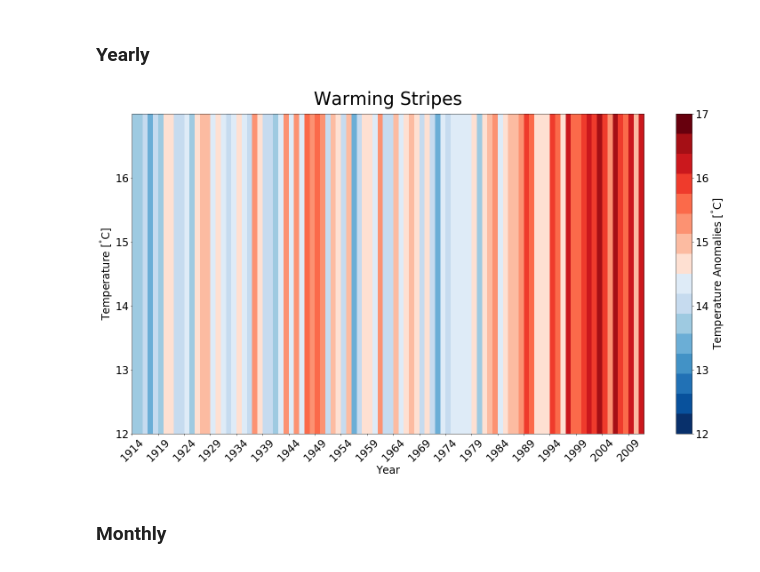
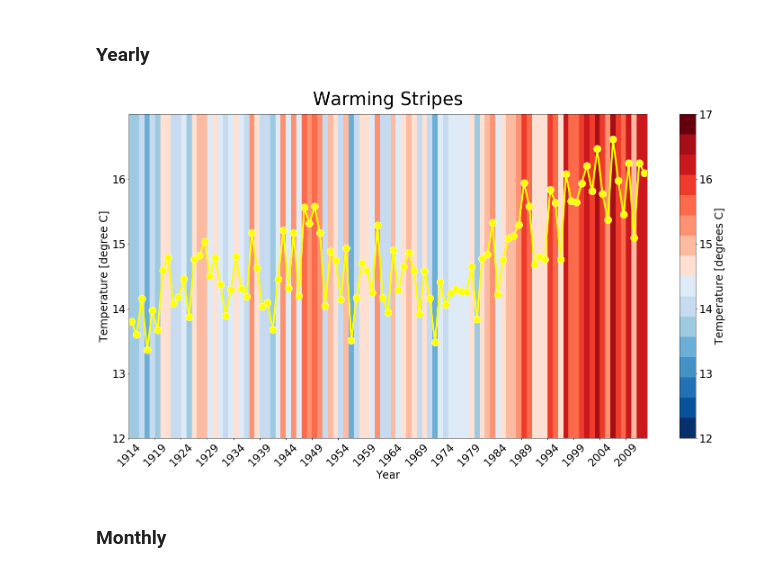
Before and after one commit to david0811/ATMS597_Project2, a Jupyter notebook: example_notebook.ipynb, the cells around one changed output. Saved outputs shown, nothing was run; the diff lists cells and outputs as text; code cells hidden in the pictures.

Commit message:
updated warming stripes plot

```diff
--- a/example_notebook.ipynb
+++ b/example_notebook.ipynb
@@ -102,9 +102,9 @@ df.plot()
 # %% [markdown]
 ### Yearly
 # %%
-climostripe.plot(df, '1913-01-01', '2012-01-01', 'yearly', plot_line=False)
+climostripe.plot(df, '1913-01-01', '2019-01-01', 'yearly', plot_line=True)
 # %% [output]
-[figure, old version]
+[figure, new version]
 # %% [markdown]
 ### Monthly
 # %%
```
